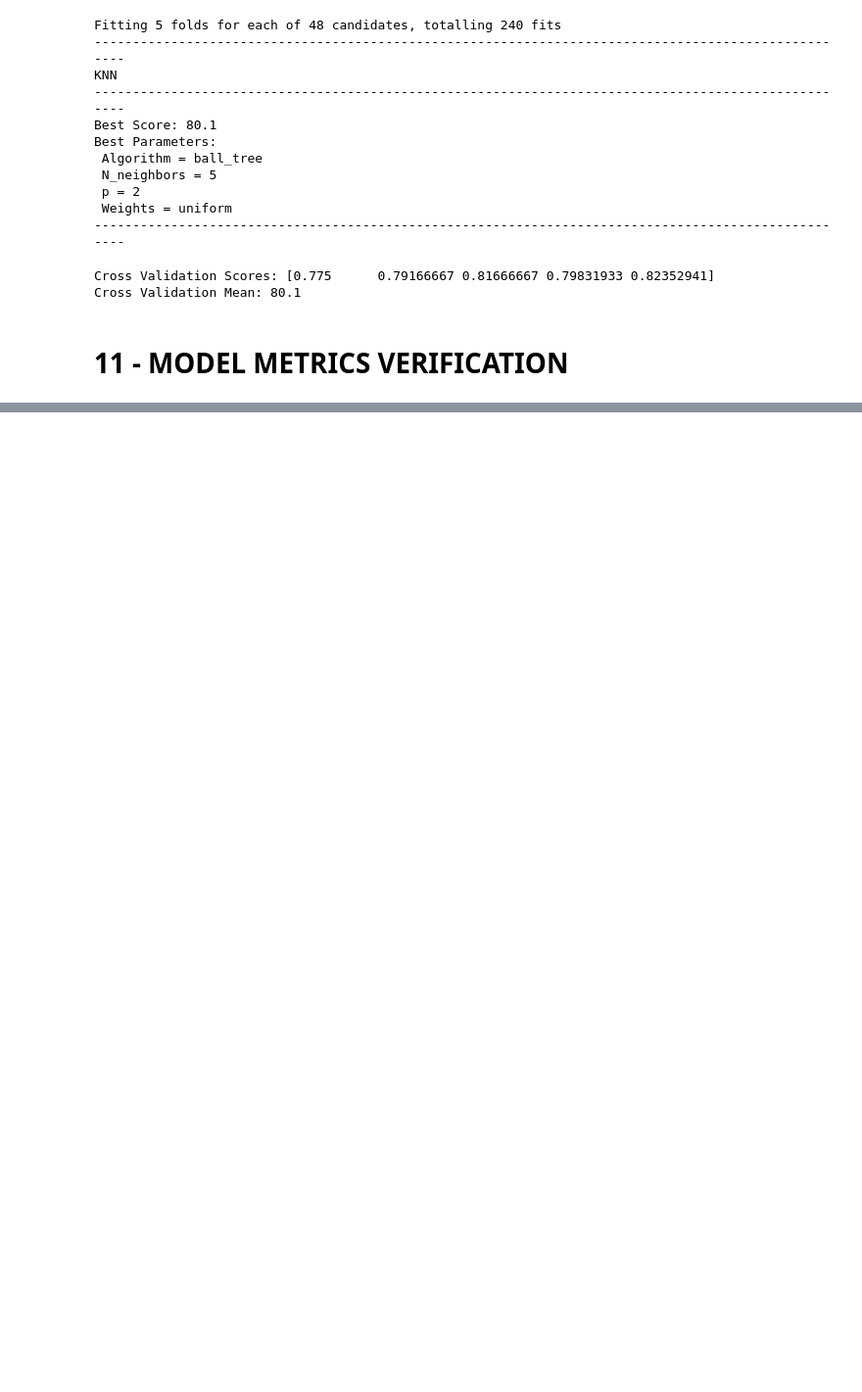
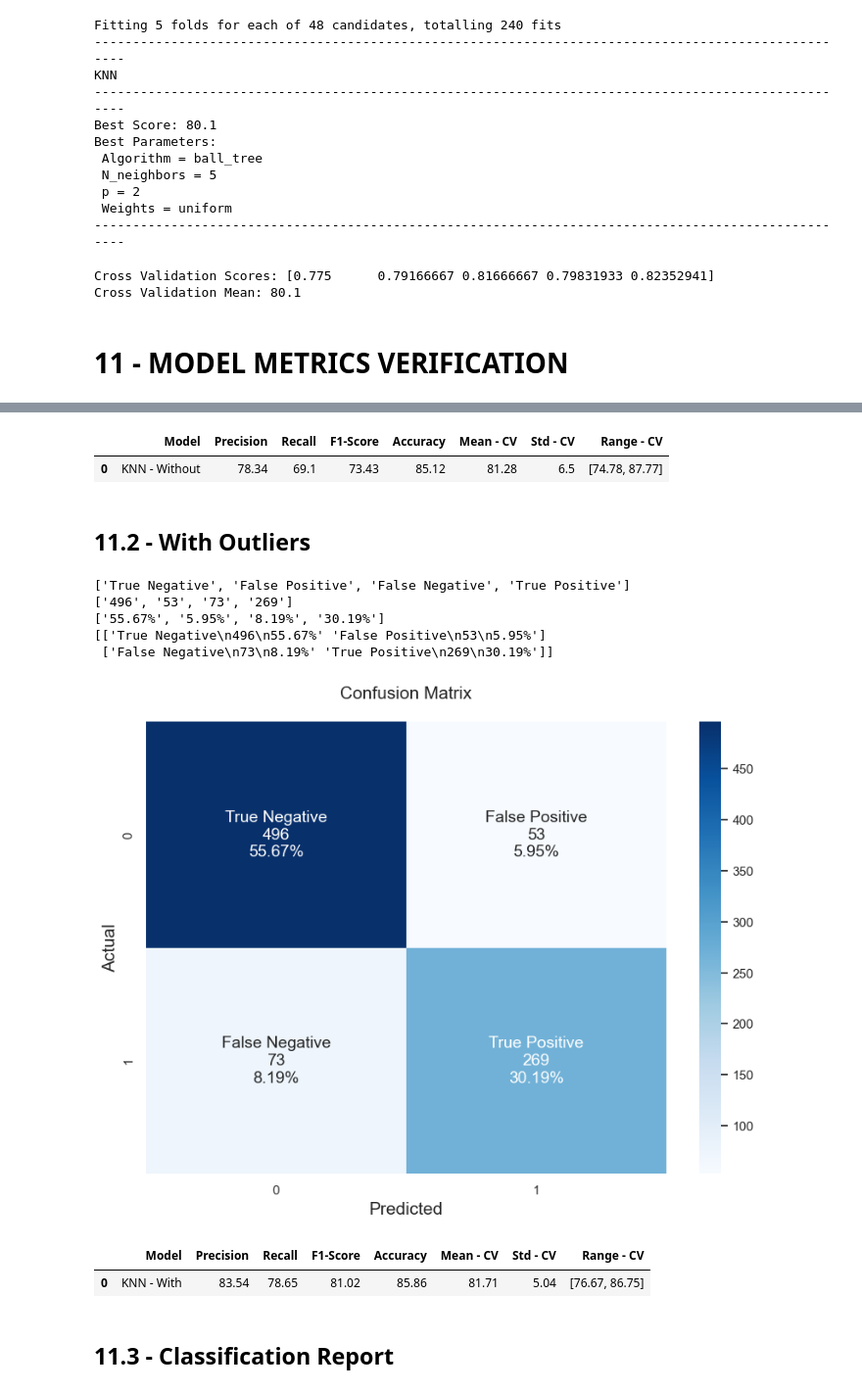
Before and after one commit to lfaferreira/knn-titanic, a Jupyter notebook: titanic.ipynb, the cells around one changed output, grey strips where cells are left out. Shown at 98% size. Drawn from its saved outputs; the diff is of its cells as text; code cells hidden in the pictures; blank space fills up the shorter version.

```diff
--- a/titanic.ipynb
+++ b/titanic.ipynb
@@ -413,0 +359,30 @@ def run_classification_models(X, y):
+# %%
+def plot_confusion_matrix(model, X, y):
+    model.fit(X, y)
+    model_predict = model.predict(X)
+
+    model_corr_matrix = confusion_matrix(y, model_predict)
+
+    classification = ['True Negative', 'False Positive', 'False Negative', 'True Positive']
+
+    count_knn = ["{0:0.0f}".format(value) for value in model_corr_matrix.flatten()]
+
+    percentual_knn = ["{0:.2%}".format(value) for value in model_corr_matrix.flatten() / np.sum(model_corr_matrix)]
+
+    labels_knn = [f"{v1}\n{v2}\n{v3}" for v1, v2, v3 in zip(classification, count_knn, percentual_knn)]
+
+    labels_knn = np.asarray(labels_knn).reshape(2, 2)
+
+    print(classification)
+    print(count_knn)
+    print(percentual_knn)
+    print(labels_knn)
+
+    plt.figure(figsize=(10, 7))
+
+    ax = sns.heatmap(model_corr_matrix, annot=labels_knn, fmt="", cmap='Blues', annot_kws={"fontsize": 14})
+    ax.set_title("Confusion Matrix", fontsize=15, pad=20)
+    ax.set_xlabel('Predicted', fontsize=15)
+    ax.set_ylabel('Actual', fontsize=15)
+
+    plt.show()
@@ -1284,0 +1316,25 @@ model_metrics
+# %%
+df_without_outliers
+# %% [output]
+|  | Model | Precision | Recall | F1-Score | Accuracy | Mean - CV | Std - CV | Range - CV |
+| 0 | KNN - Without | 78.34 | 69.1 | 73.43 | 85.12 | 81.28 | 6.5 | [74.78, 87.77] |
+# %% [markdown]
+## 11.2 - With Outliers
+# %%
+algorithm = 'auto'
+n_neighbors = 5
+p = 1
+weights = 'uniform'
+
+knn_with = KNeighborsClassifier(n_neighbors=n_neighbors, weights=weights, algorithm=algorithm, p=p)
+# %%
+plot_confusion_matrix(knn_with,
+                      df_normalized_with_outliers,
+                      target_with_outliers)
+# %% [output]
+['True Negative', 'False Positive', 'False Negative', 'True Positive']
+['496', '53', '73', '269']
+['55.67%', '5.95%', '8.19%', '30.19%']
+[['True Negative\n496\n55.67%' 'False Positive\n53\n5.95%']
+ ['False Negative\n73\n8.19%' 'True Positive\n269\n30.19%']]
+[figure, added]
@@ -1284,0 +1351,7 @@ model_metrics
+# %%
+df_with_outliers
+# %% [output]
+|  | Model | Precision | Recall | F1-Score | Accuracy | Mean - CV | Std - CV | Range - CV |
+| 0 | KNN - With | 83.54 | 78.65 | 81.02 | 85.86 | 81.71 | 5.04 | [76.67, 86.75] |
+# %% [markdown]
+## 11.3 - Classification Report
```
Also changed, not shown: parts of 96 cells of this notebook.
